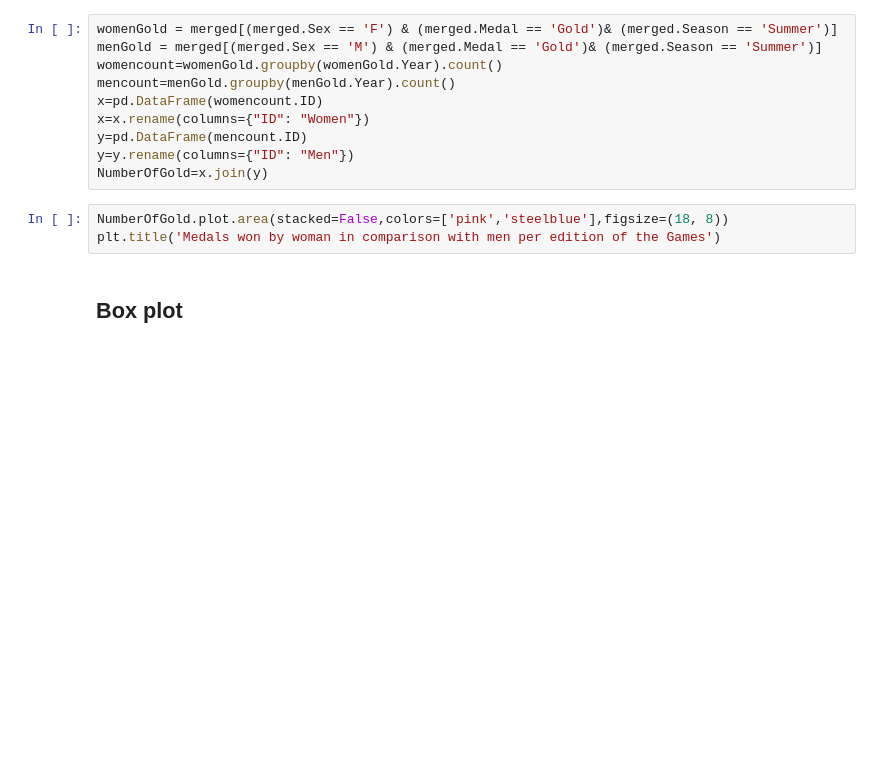
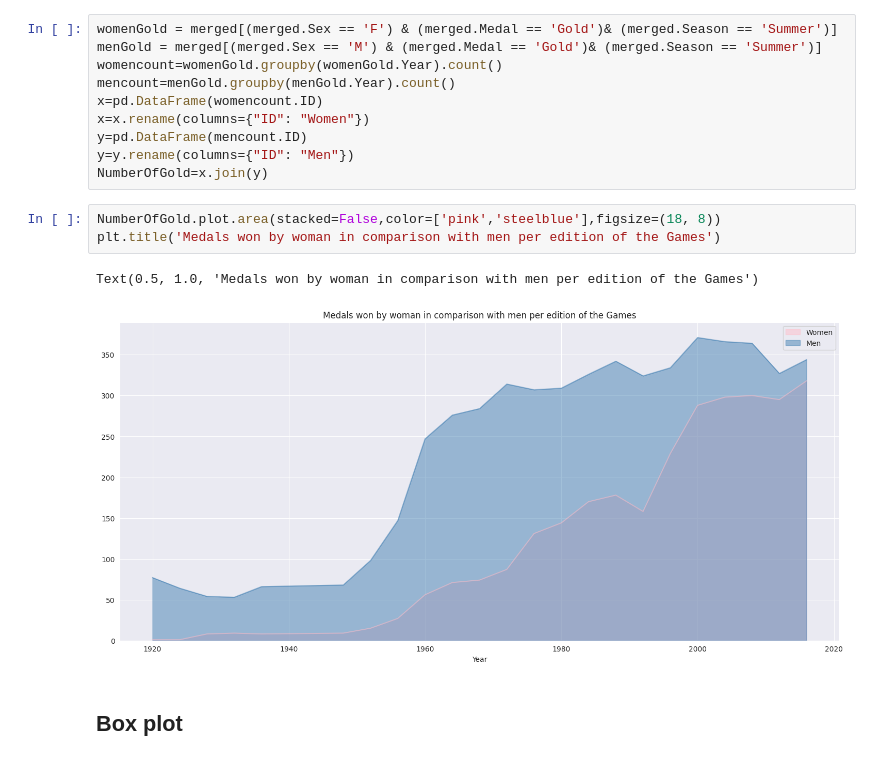
Before and after one commit to MichaelSchmidt1729/EDA, a Jupyter notebook: let_s_discover_more_about_the_olympic_games.ipynb, the cells around one changed output. Drawn from its saved outputs; the diff is of its cells as text; blank space fills up the shorter version.

```diff
--- a/let_s_discover_more_about_the_olympic_games.ipynb
+++ b/let_s_discover_more_about_the_olympic_games.ipynb
@@ -403,8 +443,11 @@ y=pd.DataFrame(mencount.ID)
 y=y.rename(columns={"ID": "Men"})
 NumberOfGold=x.join(y)
 # %%
-NumberOfGold.plot.area(stacked=False,colors=['pink','steelblue'],figsize=(18, 8))
+NumberOfGold.plot.area(stacked=False,color=['pink','steelblue'],figsize=(18, 8))
 plt.title('Medals won by woman in comparison with men per edition of the Games')
+# %% [output]
+Text(0.5, 1.0, 'Medals won by woman in comparison with men per edition of the Games')
+[figure, added]
 # %% [markdown]
 ## Box plot
 # %%
```
Also changed, not shown: parts of 16 cells of this notebook.
